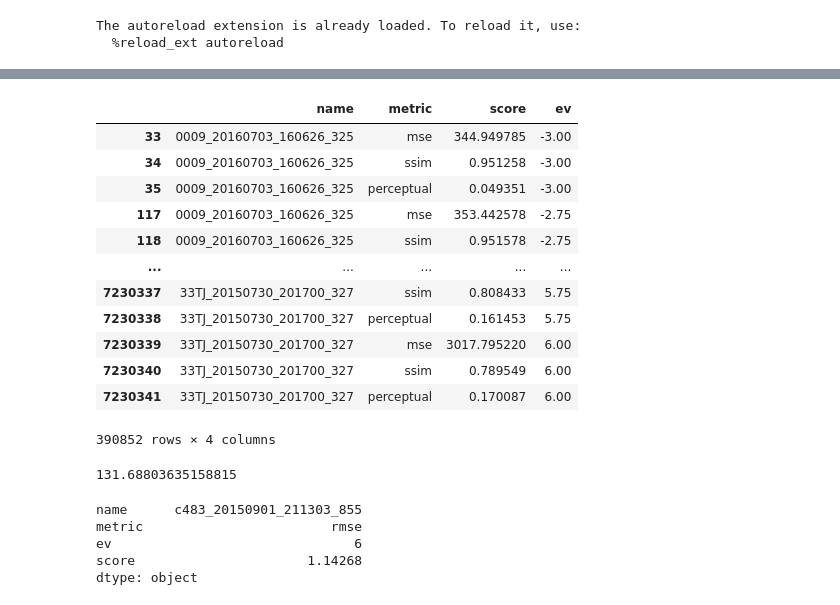
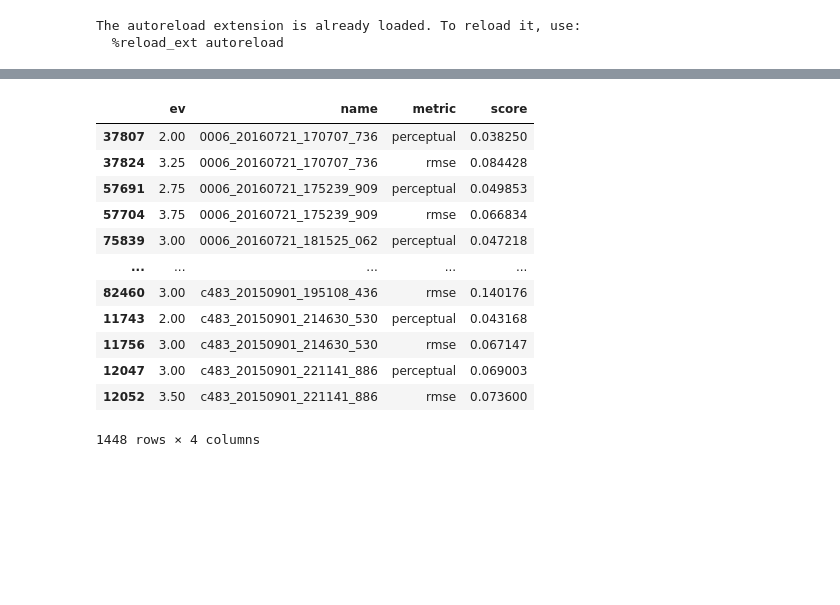
Before and after one commit to smsegal/DHDRNet, a Jupyter notebook: dhdrnet/notebooks/Untitled.ipynb, the cells around one changed output, grey strips where cells are left out. Cells and saved outputs as stored; diff of their text form; code cells hidden in the pictures; blank space fills up the shorter version.

```diff
--- a/dhdrnet/notebooks/Untitled.ipynb
+++ b/dhdrnet/notebooks/Untitled.ipynb
@@ -74,35 +54,25 @@ df2 = df2[(df2["ev1"] == 0) | (df2["ev2"] == 0)]
-# %%
-df2["ev"] = df2[["ev1", "ev2"]].apply(
-    lambda evs: [e for e in evs if e != 0][0], axis=1
-)
-df2 = df2.drop(columns=["ev1", "ev2"])
-df2
-# %% [output]
-|  | name | metric | score | ev |
-| 33 | 0009_20160703_160626_325 | mse | 344.949785 | -3.00 |
-| 34 | 0009_20160703_160626_325 | ssim | 0.951258 | -3.00 |
-| 35 | 0009_20160703_160626_325 | perceptual | 0.049351 | -3.00 |
-| 117 | 0009_20160703_160626_325 | mse | 353.442578 | -2.75 |
-| 118 | 0009_20160703_160626_325 | ssim | 0.951578 | -2.75 |
-| ... | ... | ... | ... | ... |
-| 7230337 | 33TJ_20150730_201700_327 | ssim | 0.808433 | 5.75 |
-| 7230338 | 33TJ_20150730_201700_327 | perceptual | 0.161453 | 5.75 |
-| 7230339 | 33TJ_20150730_201700_327 | mse | 3017.795220 | 6.00 |
-| 7230340 | 33TJ_20150730_201700_327 | ssim | 0.789549 | 6.00 |
-| 7230341 | 33TJ_20150730_201700_327 | perceptual | 0.170087 | 6.00 |
-390852 rows × 4 columns
-# %%
-import numpy as np
-rmse = df2[df2["metric"] == "mse"]
-rmse = rmse["score"].apply(np.sqrt)
-rmse.max()
-# %% [output]
-131.68803635158815
-# %%
-df[df["metric"] == "rmse"]
-# %% [output]
-name      c483_20150901_211303_855
-metric                        rmse
-ev                               6
-score                      1.14268
-dtype: object
+# %%
+idxmins = (
+    df[(df["metric"] == "perceptual") | (df["metric"]  == "rmse")]
+    .groupby(["name", "metric"])["score"]
+    .idxmin()
+)
+best_scores_min = df.loc[idxmins]
+best_scores_min
+#this is the minimum score for each metric for each image
+# unfortunately we want min for mse and perceptual
+# and maxes for psnr, ssim
+# %% [output]
+|  | ev | name | metric | score |
+| 37807 | 2.00 | 0006_20160721_170707_736 | perceptual | 0.038250 |
+| 37824 | 3.25 | 0006_20160721_170707_736 | rmse | 0.084428 |
+| 57691 | 2.75 | 0006_20160721_175239_909 | perceptual | 0.049853 |
+| 57704 | 3.75 | 0006_20160721_175239_909 | rmse | 0.066834 |
+| 75839 | 3.00 | 0006_20160721_181525_062 | perceptual | 0.047218 |
+| ... | ... | ... | ... | ... |
+| 82460 | 3.00 | c483_20150901_195108_436 | rmse | 0.140176 |
+| 11743 | 2.00 | c483_20150901_214630_530 | perceptual | 0.043168 |
+| 11756 | 3.00 | c483_20150901_214630_530 | rmse | 0.067147 |
+| 12047 | 3.00 | c483_20150901_221141_886 | perceptual | 0.069003 |
+| 12052 | 3.50 | c483_20150901_221141_886 | rmse | 0.073600 |
+1448 rows × 4 columns
```
Also changed, not shown: parts of 15 cells of this notebook, 9 other files.
